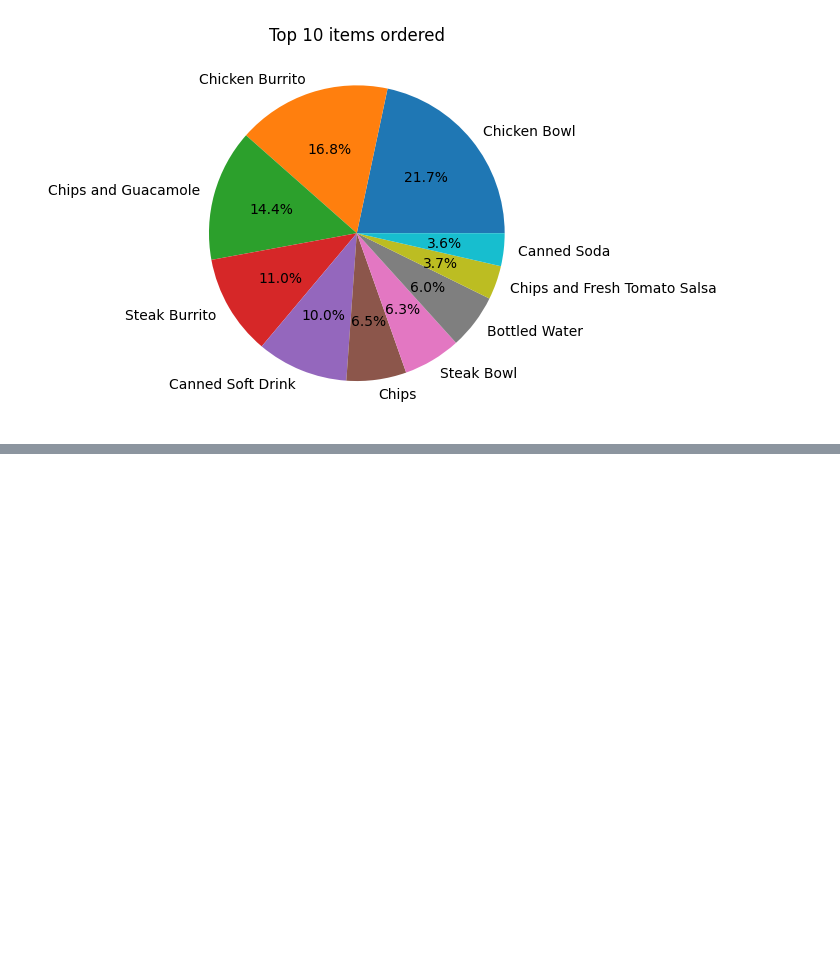
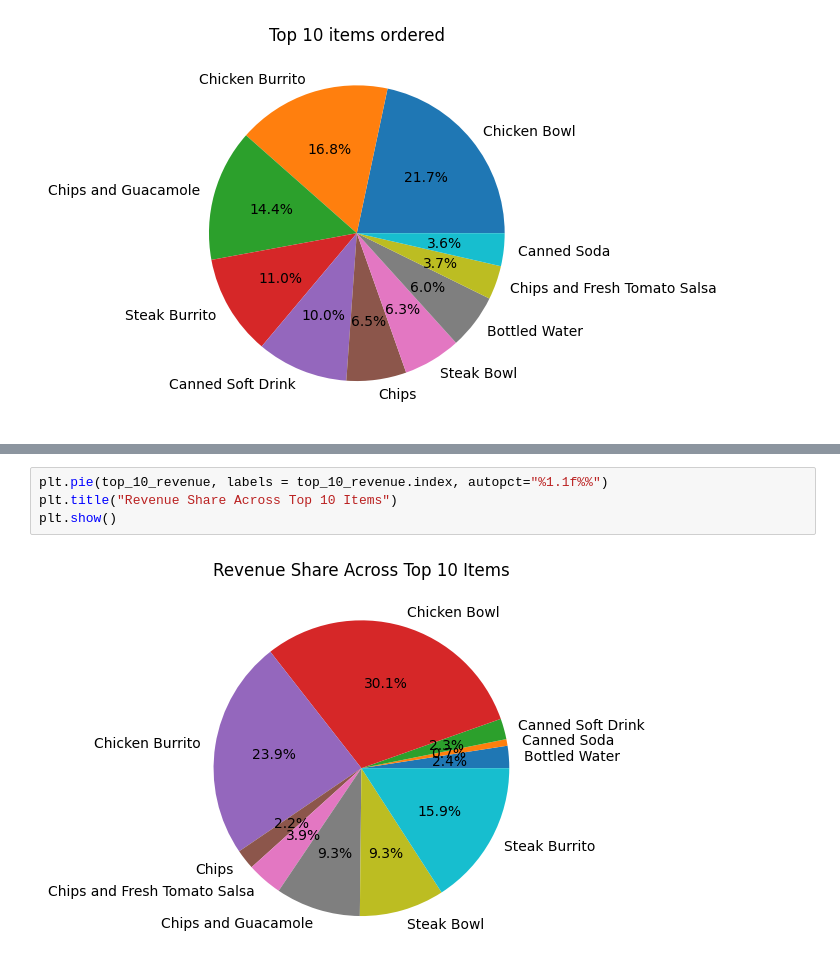
Before and after one commit to build-summer-2024/white-team-data-exploration, a Jupyter notebook: july16.ipynb, the cells around one changed output, grey strips where cells are left out. Drawn from its saved outputs; the diff is of its cells as text; blank space fills up the shorter version.

```diff
--- a/july16.ipynb
+++ b/july16.ipynb
@@ -107,0 +128,6 @@ plt.show()
+# %%
+plt.pie(top_10_revenue, labels = top_10_revenue.index, autopct="%1.1f%%")
+plt.title("Revenue Share Across Top 10 Items")
+plt.show()
+# %% [output]
+[figure, added]
```
Also changed, not shown: parts of 2 cells of this notebook.
